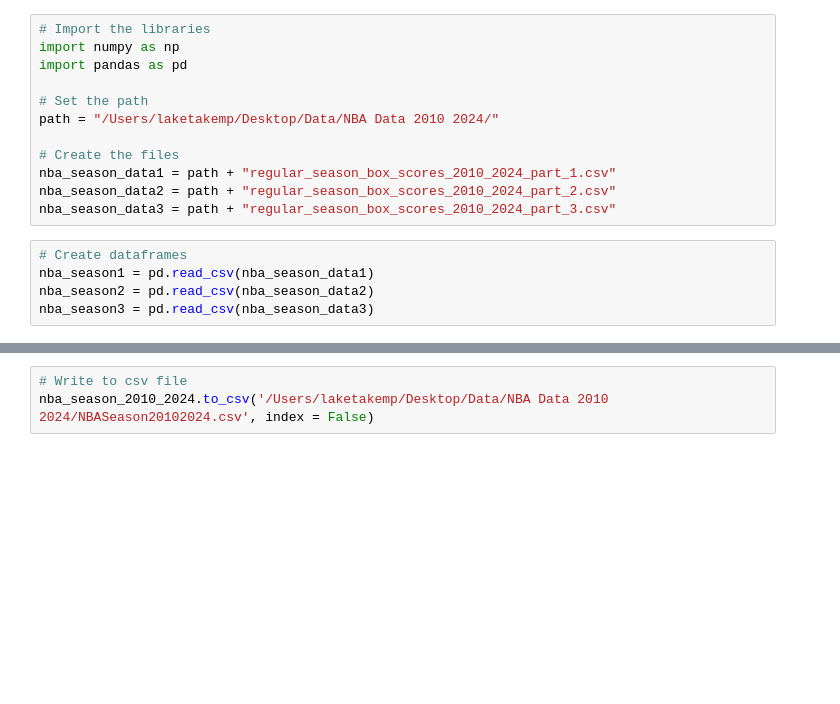
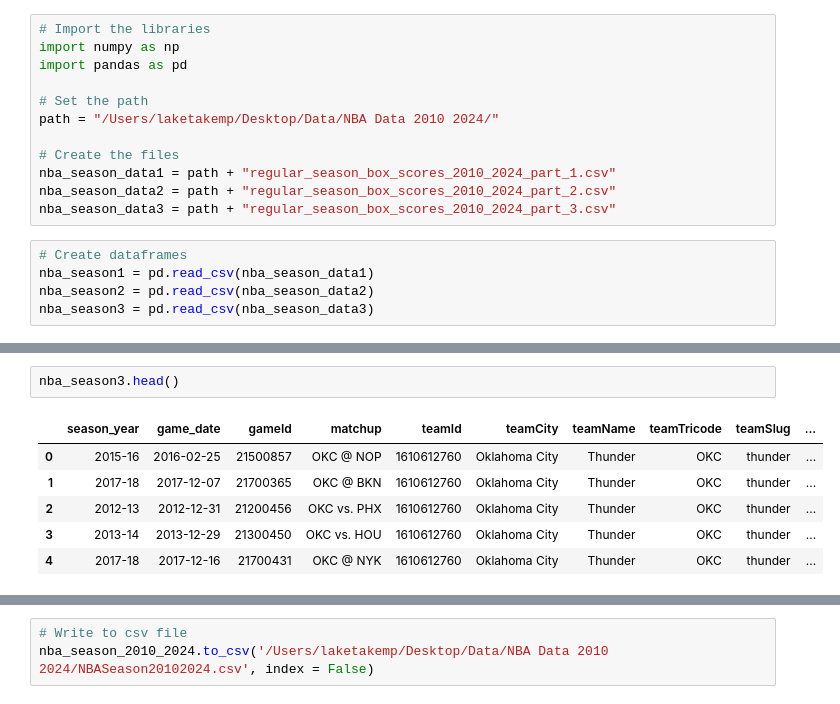
Before and after one commit to laketalkemp/2025-HUDS-Bootcamp, a Jupyter notebook: Data/NBA-Data/NBA Players Season Data.ipynb, the cells around one changed output, grey strips where cells are left out. Saved outputs shown, nothing was run; the diff lists cells and outputs as text; blank space fills up the shorter version.

```diff
--- a/Data/NBA-Data/NBA Players Season Data.ipynb
+++ b/Data/NBA-Data/NBA Players Season Data.ipynb
@@ -17,0 +44,9 @@ nba_season3 = pd.read_csv(nba_season_data3)
+# %%
+nba_season3.head()
+# %% [output]
+|  | season_year | game_date | gameId | matchup | teamId | teamCity | teamName | teamTricode | teamSlug | ... |
+| 0 | 2015-16 | 2016-02-25 | 21500857 | OKC @ NOP | 1610612760 | Oklahoma City | Thunder | OKC | thunder | ... |
+| 1 | 2017-18 | 2017-12-07 | 21700365 | OKC @ BKN | 1610612760 | Oklahoma City | Thunder | OKC | thunder | ... |
+| 2 | 2012-13 | 2012-12-31 | 21200456 | OKC vs. PHX | 1610612760 | Oklahoma City | Thunder | OKC | thunder | ... |
+| 3 | 2013-14 | 2013-12-29 | 21300450 | OKC vs. HOU | 1610612760 | Oklahoma City | Thunder | OKC | thunder | ... |
+| 4 | 2017-18 | 2017-12-16 | 21700431 | OKC @ NYK | 1610612760 | Oklahoma City | Thunder | OKC | thunder | ... |
```
Also changed, not shown: parts of 7 cells of this notebook.
